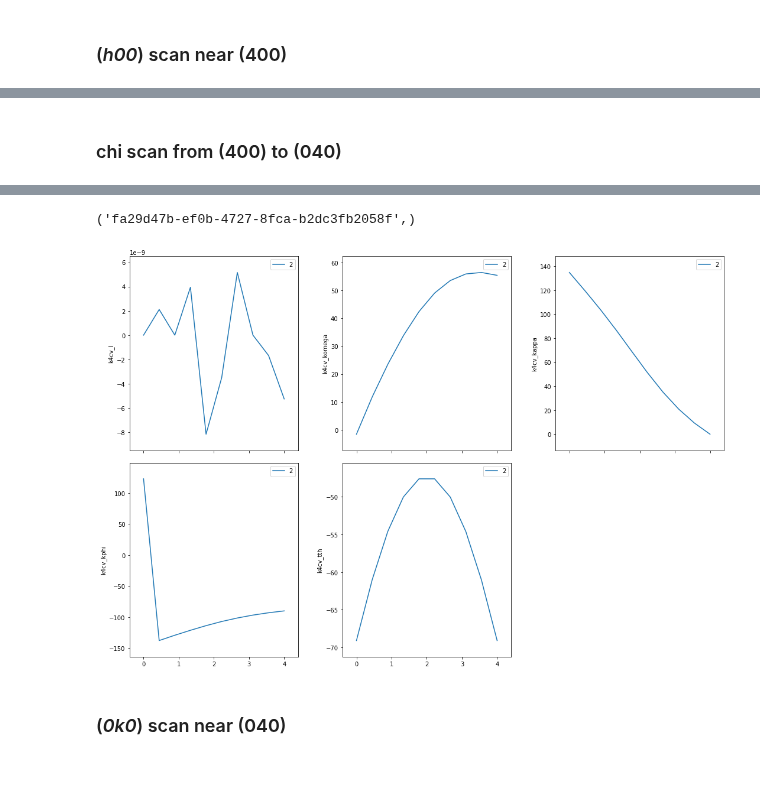
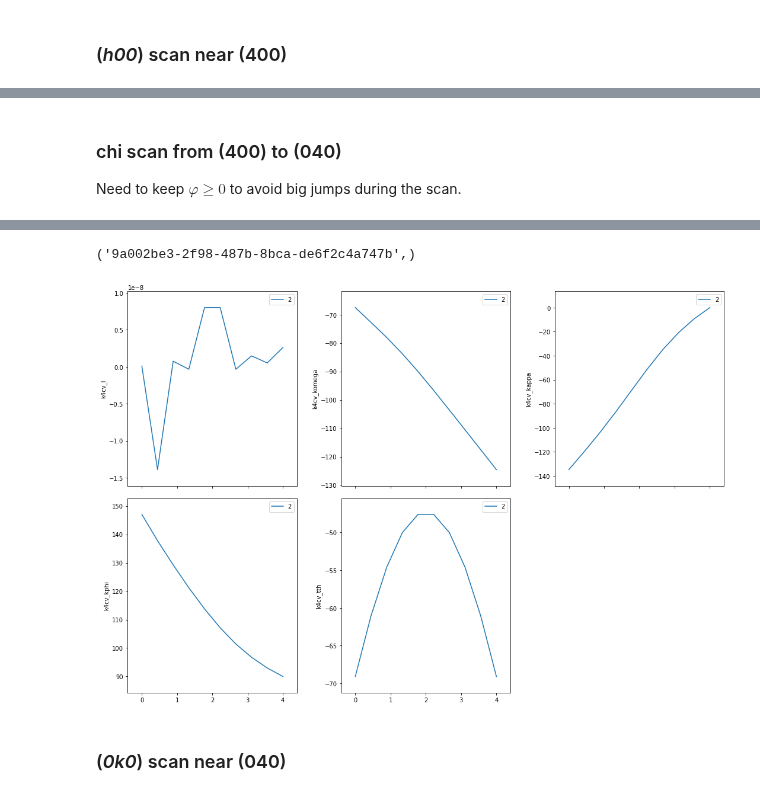
Before and after one commit to bluesky/hklpy, a Jupyter notebook: examples/geo_k4cv.ipynb, the cells around one changed output, grey strips where cells are left out. Cells and saved outputs as stored; diff of their text form; code cells hidden in the pictures.

```diff
--- a/examples/geo_k4cv.ipynb
+++ b/examples/geo_k4cv.ipynb
@@ -315,5 +332,10 @@ generator scan ['2841327c'] (scan num: 1)
 # %% [markdown]
 ### chi scan from (400) to (040)
+
+Need to keep $\varphi\ge0$ to avoid big jumps during the scan.
 # %%
-RE(bp.scan([k4cv.komega,k4cv.kappa,k4cv.kphi, k4cv.tth, k4cv.h, k4cv.k, k4cv.l], k4cv.h, 4, 0, k4cv.k, 0, 4, 10))
+k4cv.calc.engine.mode = "constant_phi"
+k4cv.calc["kphi"].limits = (0, 180)
+
+RE(bp.scan([k4cv.h, k4cv.k, k4cv.l, k4cv.komega,k4cv.kappa,k4cv.kphi, k4cv.tth], k4cv.h, 4, 0, k4cv.k, 0, 4, 10))
 # %% [output]
@@ -338,5 +360,5 @@ generator scan ['fa29d47b'] (scan num: 2)
-('fa29d47b-ef0b-4727-8fca-b2dc3fb2058f',)
+('9a002be3-2f98-487b-8bca-de6f2c4a747b',)
-[figure, old version]
+[figure, new version]
 # %% [markdown]
 ### (_0k0_) scan near (040)
 # %%
```
Also changed, not shown: parts of 16 cells of this notebook, 3 other files.
